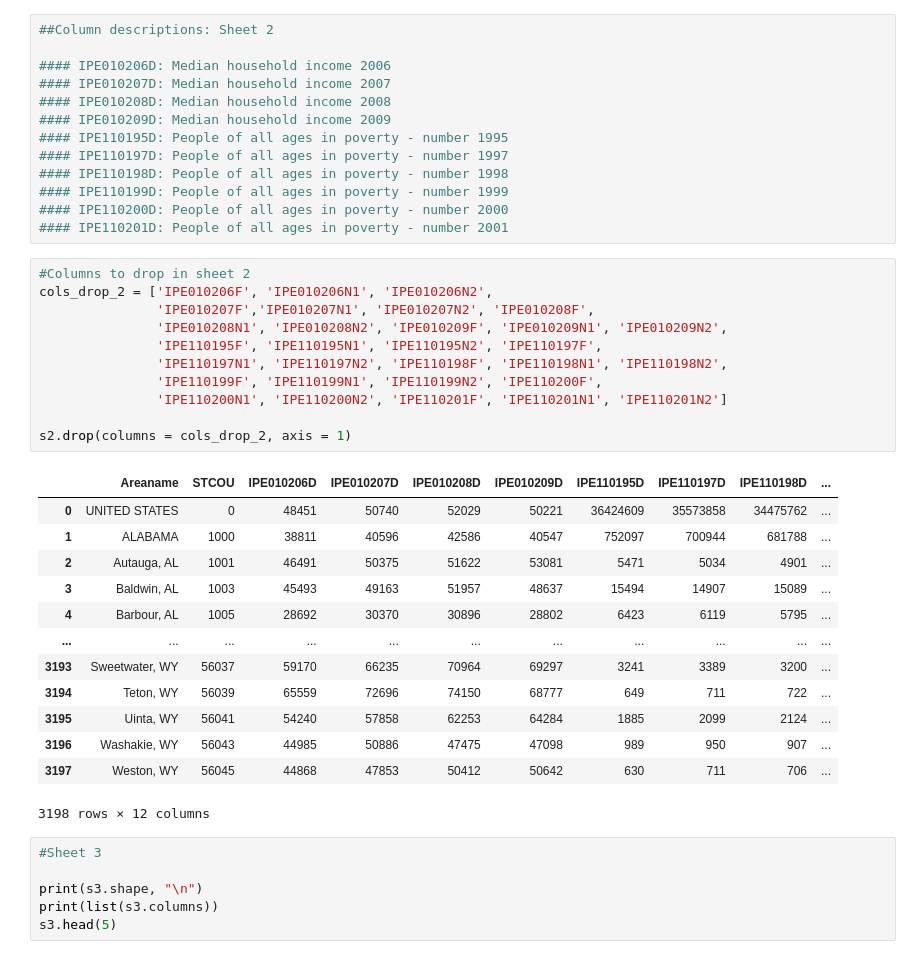
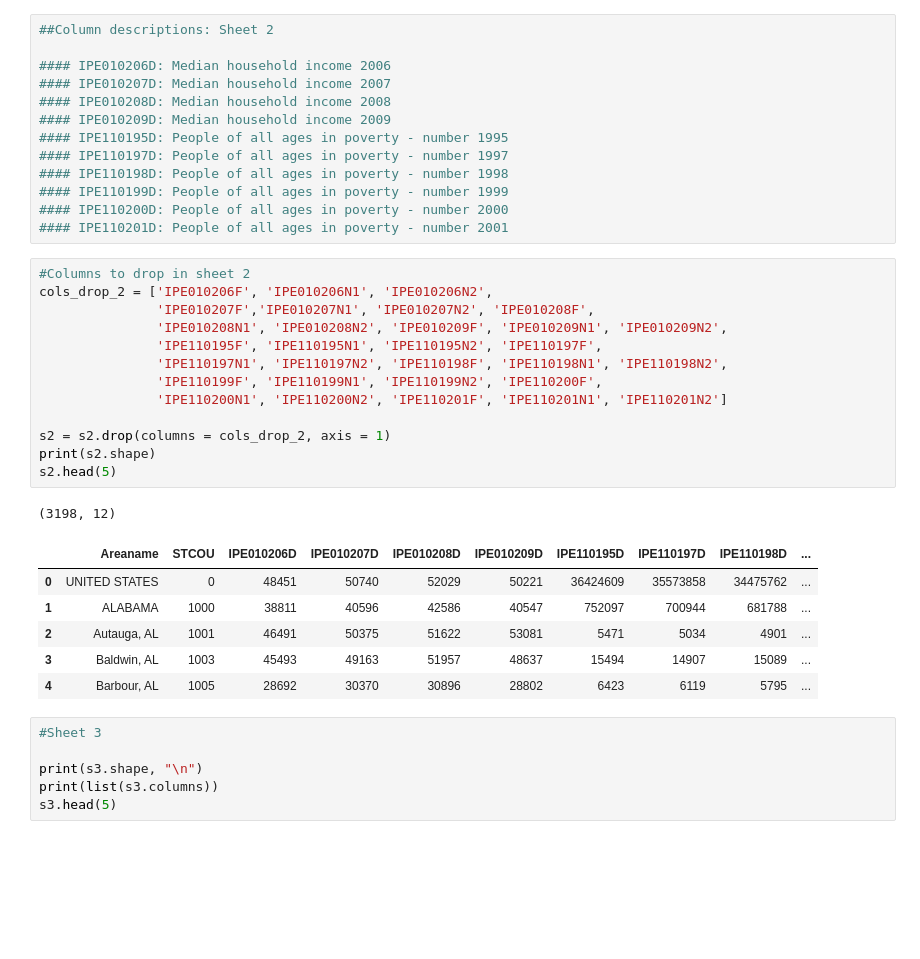
Before and after one commit to ncsa/CPRHD_WNV_GI, a Jupyter notebook: WNV-SocioEconomicFeatures-Vinu.ipynb, the cells around one changed output. Saved outputs shown, nothing was run; the diff lists cells and outputs as text; blank space fills up the shorter version.

```diff
--- a/WNV-SocioEconomicFeatures-Vinu.ipynb
+++ b/WNV-SocioEconomicFeatures-Vinu.ipynb
@@ -102,28 +93,24 @@ s2.head(5)
 # %%
 #Columns to drop in sheet 2
 cols_drop_2 = ['IPE010206F', 'IPE010206N1', 'IPE010206N2',
                'IPE010207F','IPE010207N1', 'IPE010207N2', 'IPE010208F',
                'IPE010208N1', 'IPE010208N2', 'IPE010209F', 'IPE010209N1', 'IPE010209N2',
                'IPE110195F', 'IPE110195N1', 'IPE110195N2', 'IPE110197F',
                'IPE110197N1', 'IPE110197N2', 'IPE110198F', 'IPE110198N1', 'IPE110198N2',
                'IPE110199F', 'IPE110199N1', 'IPE110199N2', 'IPE110200F',
                'IPE110200N1', 'IPE110200N2', 'IPE110201F', 'IPE110201N1', 'IPE110201N2']
 
-s2.drop(columns = cols_drop_2, axis = 1)
+s2 = s2.drop(columns = cols_drop_2, axis = 1)
+print(s2.shape)
+s2.head(5)
 # %% [output]
+(3198, 12)
 |  | Areaname | STCOU | IPE010206D | IPE010207D | IPE010208D | IPE010209D | IPE110195D | IPE110197D | IPE110198D | ... |
 | 0 | UNITED STATES | 0 | 48451 | 50740 | 52029 | 50221 | 36424609 | 35573858 | 34475762 | ... |
 | 1 | ALABAMA | 1000 | 38811 | 40596 | 42586 | 40547 | 752097 | 700944 | 681788 | ... |
 | 2 | Autauga, AL | 1001 | 46491 | 50375 | 51622 | 53081 | 5471 | 5034 | 4901 | ... |
 | 3 | Baldwin, AL | 1003 | 45493 | 49163 | 51957 | 48637 | 15494 | 14907 | 15089 | ... |
 | 4 | Barbour, AL | 1005 | 28692 | 30370 | 30896 | 28802 | 6423 | 6119 | 5795 | ... |
-| ... | ... | ... | ... | ... | ... | ... | ... | ... | ... | ... |
-| 3193 | Sweetwater, WY | 56037 | 59170 | 66235 | 70964 | 69297 | 3241 | 3389 | 3200 | ... |
-| 3194 | Teton, WY | 56039 | 65559 | 72696 | 74150 | 68777 | 649 | 711 | 722 | ... |
-| 3195 | Uinta, WY | 56041 | 54240 | 57858 | 62253 | 64284 | 1885 | 2099 | 2124 | ... |
-| 3196 | Washakie, WY | 56043 | 44985 | 50886 | 47475 | 47098 | 989 | 950 | 907 | ... |
-| 3197 | Weston, WY | 56045 | 44868 | 47853 | 50412 | 50642 | 630 | 711 | 706 | ... |
-3198 rows × 12 columns
 # %%
 #Sheet 3
 
```
Also changed, not shown: parts of 20 cells of this notebook.
